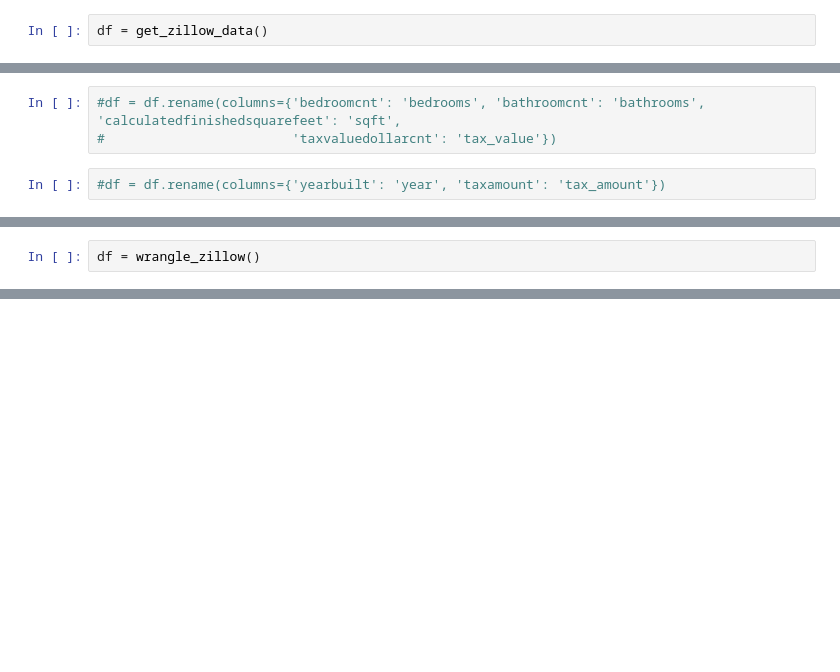
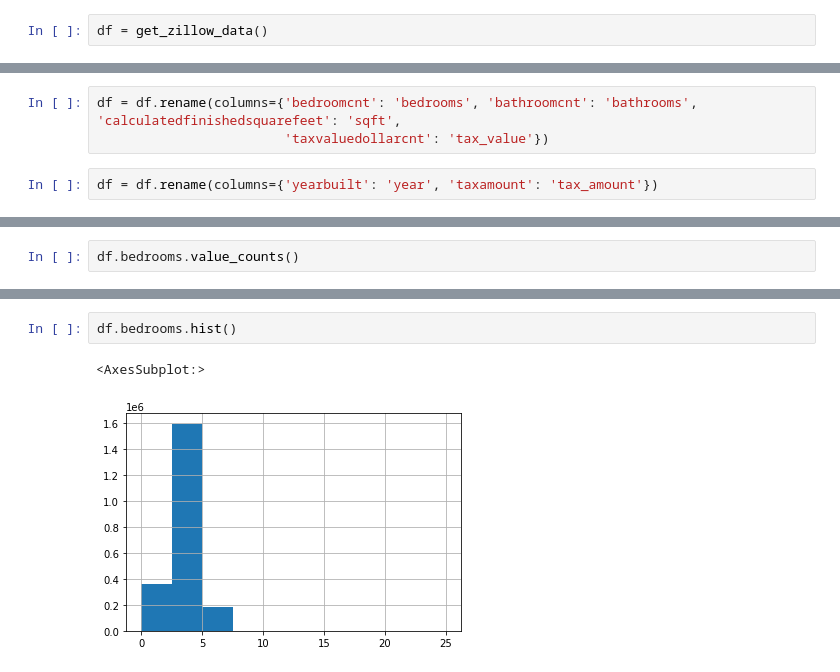
Before and after one commit to dashbringhurst/regression-exercises, a Jupyter notebook: wrangle.ipynb, the cells around one changed output, grey strips where cells are left out. Saved outputs shown, nothing was run; the diff lists cells and outputs as text; blank space fills up the shorter version.

Commit message:
wrangle exercises complete

```diff
--- a/wrangle.ipynb
+++ b/wrangle.ipynb
@@ -82,6 +82,6 @@ Name: fips, dtype: int64
 # %%
-#df = df.rename(columns={'bedroomcnt': 'bedrooms', 'bathroomcnt': 'bathrooms', 'calculatedfinishedsquarefeet': 'sqft',
-#                        'taxvaluedollarcnt': 'tax_value'})
+df = df.rename(columns={'bedroomcnt': 'bedrooms', 'bathroomcnt': 'bathrooms', 'calculatedfinishedsquarefeet': 'sqft',
+                        'taxvaluedollarcnt': 'tax_value'})
 # %%
-#df = df.rename(columns={'yearbuilt': 'year', 'taxamount': 'tax_amount'})
+df = df.rename(columns={'yearbuilt': 'year', 'taxamount': 'tax_amount'})
 # %%
@@ -122,2 +103,2 @@ def wrangle_zillow():
 # %%
-df = wrangle_zillow()
+df.bedrooms.value_counts()
@@ -123,0 +126,5 @@ df = wrangle_zillow()
+# %%
+df.bedrooms.hist()
+# %% [output]
+<AxesSubplot:>
+[figure, added]
```
Also changed, not shown: parts of 31 cells of this notebook.
